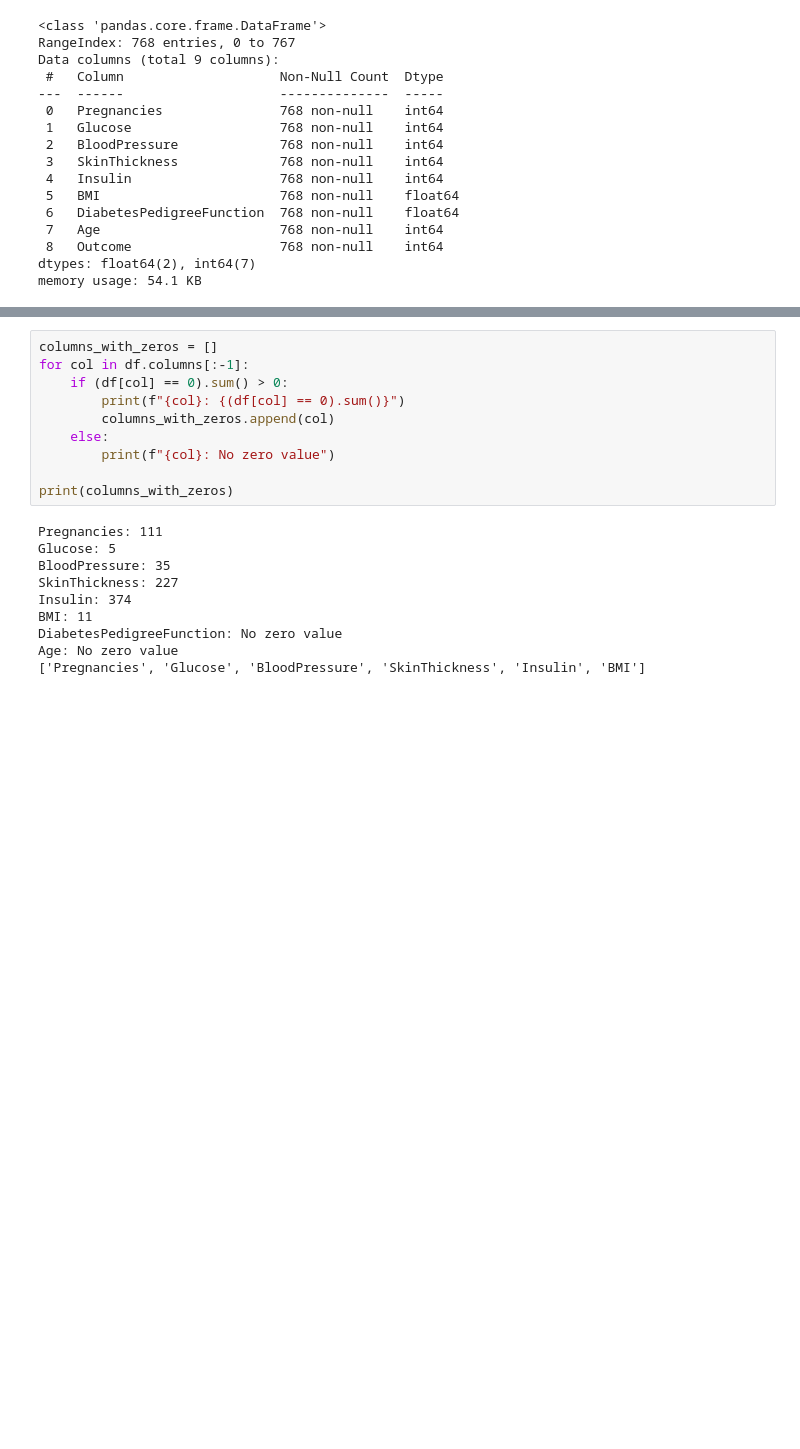
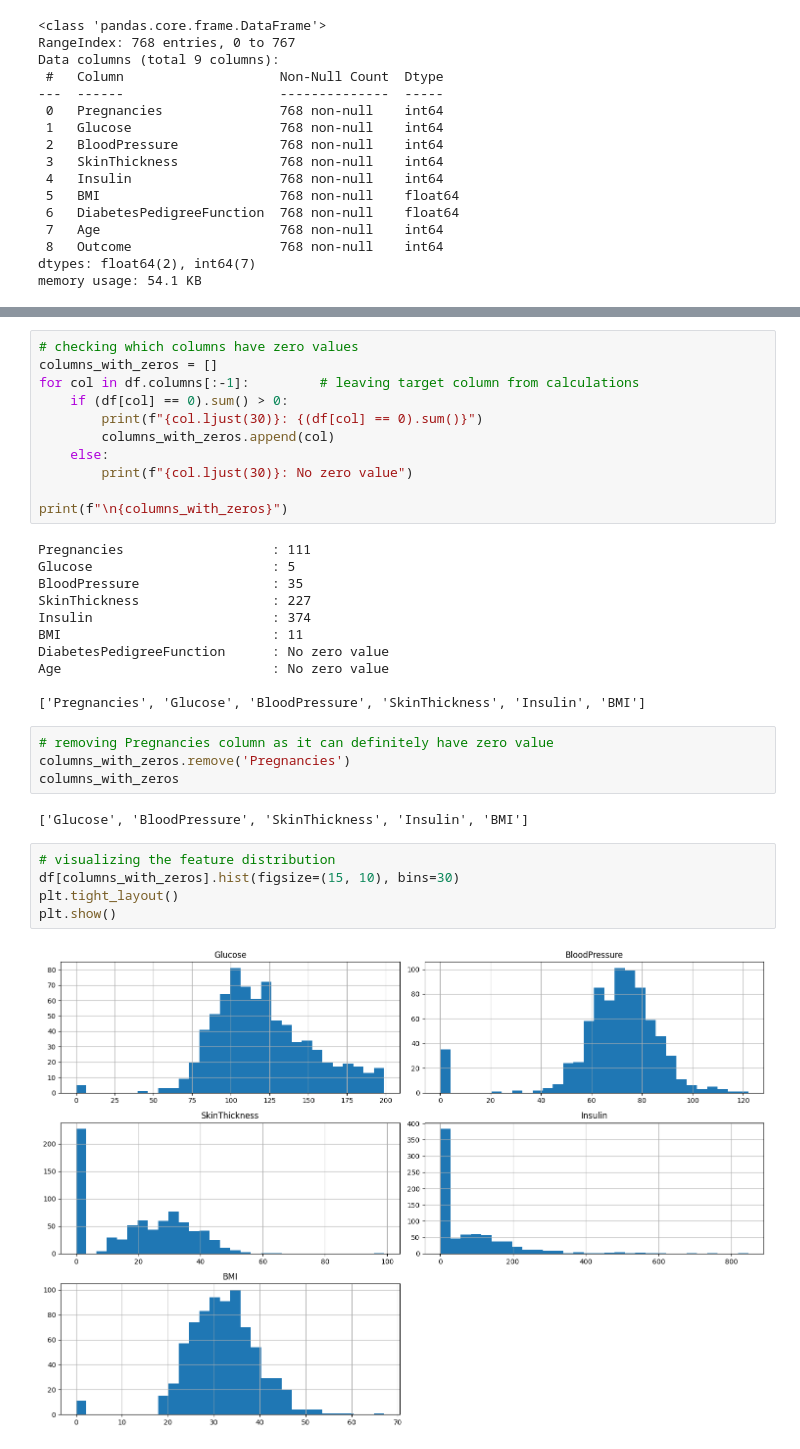
Before and after one commit to drmanishmewani/pima_indians_diabetes, a Jupyter notebook: pima_indians_diabetes.ipynb, the cells around one changed output, grey strips where cells are left out. Saved outputs shown, nothing was run; the diff lists cells and outputs as text; blank space fills up the shorter version.

```diff
--- a/pima_indians_diabetes.ipynb
+++ b/pima_indians_diabetes.ipynb
@@ -53,21 +62,36 @@ df.describe()
 # %%
+# checking which columns have zero values
 columns_with_zeros = []
-for col in df.columns[:-1]:
+for col in df.columns[:-1]:         # leaving target column from calculations
     if (df[col] == 0).sum() > 0:
-        print(f"{col}: {(df[col] == 0).sum()}")
+        print(f"{col.ljust(30)}: {(df[col] == 0).sum()}")
         columns_with_zeros.append(col)
     else:
-        print(f"{col}: No zero value")
+        print(f"{col.ljust(30)}: No zero value")
 
-print(columns_with_zeros)
+print(f"\n{columns_with_zeros}")
 # %% [output]
-Pregnancies: 111
-Glucose: 5
-BloodPressure: 35
-SkinThickness: 227
-Insulin: 374
-BMI: 11
-DiabetesPedigreeFunction: No zero value
-Age: No zero value
+Pregnancies                   : 111
+Glucose                       : 5
+BloodPressure                 : 35
+SkinThickness                 : 227
+Insulin                       : 374
+BMI                           : 11
+DiabetesPedigreeFunction      : No zero value
+Age                           : No zero value
+
 ['Pregnancies', 'Glucose', 'BloodPressure', 'SkinThickness', 'Insulin', 'BMI']
+# %%
+# removing Pregnancies column as it can definitely have zero value
+columns_with_zeros.remove('Pregnancies')
+columns_with_zeros
+# %% [output]
+['Glucose', 'BloodPressure', 'SkinThickness', 'Insulin', 'BMI']
+# %%
+# visualizing the feature distribution
+df[columns_with_zeros].hist(figsize=(15, 10), bins=30)
+plt.tight_layout()
+plt.show()
+# %% [output]
+[figure, added]
 # %%
```
Also changed, not shown: parts of 14 cells of this notebook.
